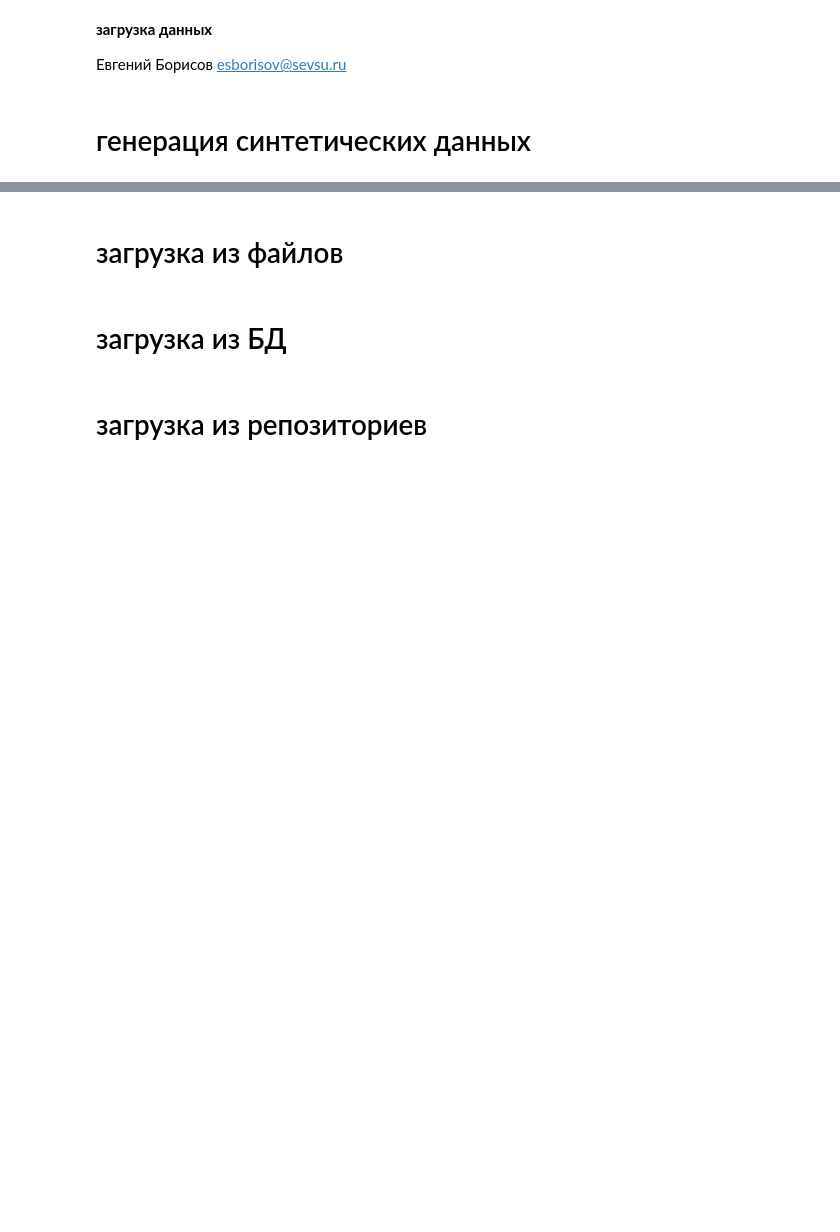
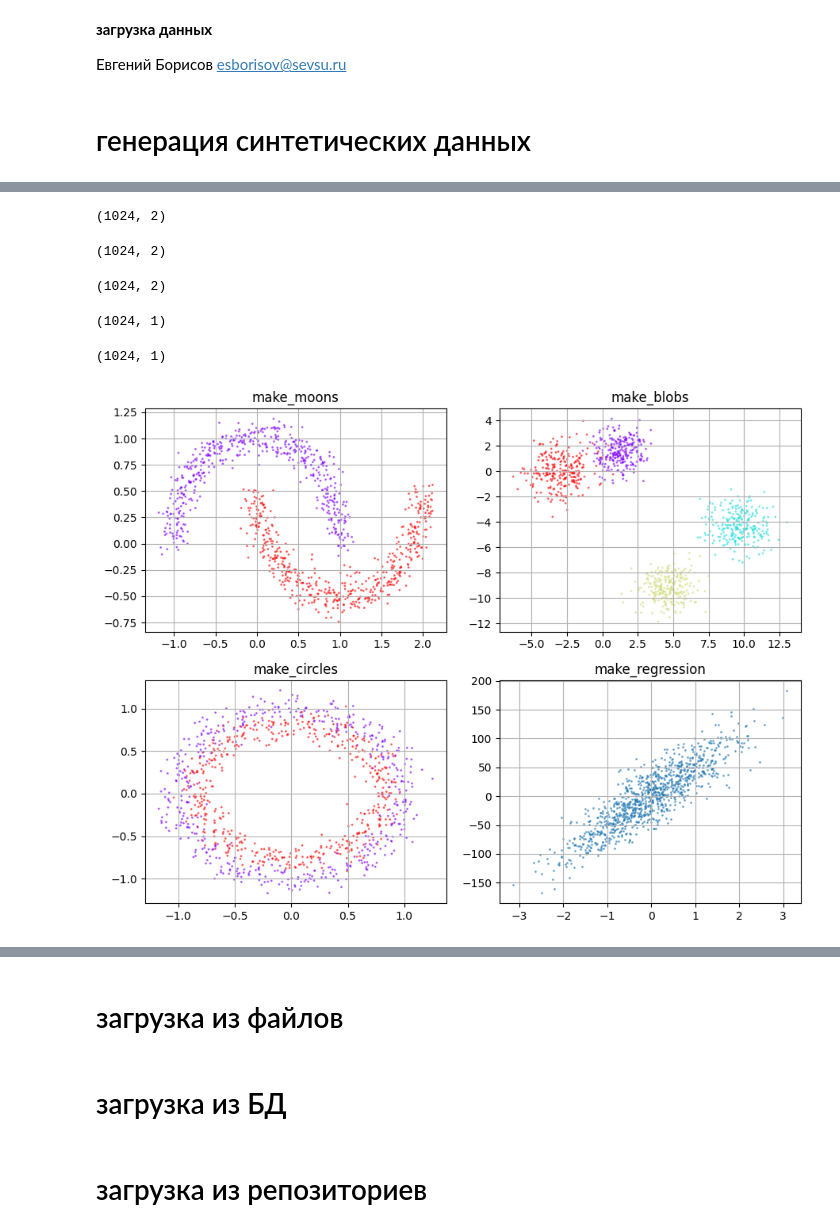
Before and after one commit to mechanoid5/ml_lectorium_2026_I, a Jupyter notebook: examples/04-eda/01-data-load.ipynb, the cells around one changed output, grey strips where cells are left out. Cells and saved outputs as stored; diff of their text form; code cells hidden in the pictures; blank space fills up the shorter version.

```diff
--- a/examples/04-eda/01-data-load.ipynb
+++ b/examples/04-eda/01-data-load.ipynb
@@ -43,0 +18,49 @@ https://habr.com/ru/companies/netologyru/articles/841952/
+# %%
+from sklearn.datasets import make_blobs
+
+x_blobs, target_blobs = make_blobs(n_samples=1024, centers=4, cluster_std=rng.uniform(size=4)+.7 )
+display( x_blobs.shape )
+# %% [output]
+(1024, 2)
+# %%
+from sklearn.datasets import make_moons
+x_moons, target_moons = make_moons(n_samples=1024, noise=.09)
+display( x_moons.shape )
+# %% [output]
+(1024, 2)
+# %%
+from sklearn.datasets import  make_circles
+x_circ, target_circ = make_circles(n_samples=1024, noise=.09)
+display( x_circ.shape )
+# %% [output]
+(1024, 2)
+# %%
+from sklearn.datasets import make_regression
+
+x_reg, y_reg = make_regression( n_samples=1024, n_features=1, noise=25., )
+display( x_reg.shape, x_reg.shape )
+# %% [output]
+(1024, 1)
+(1024, 1)
+# %%
+fig,ax = plt.subplots(2,2,figsize=(9,7))
+
+ax[0,0].scatter(x_moons[:,0],x_moons[:,1],c=target_moons,s=1.2,alpha=0.5,cmap='rainbow')
+ax[0,0].set_title('make_moons')
+ax[0,0].grid()
+
+ax[0,1].scatter(x_blobs[:,0],x_blobs[:,1],c=target_blobs,s=1.2,alpha=0.5,cmap='rainbow')
+ax[0,1].set_title('make_blobs')
+ax[0,1].grid()
+
+ax[1,0].scatter(x_circ[:,0],x_circ[:,1],c=target_circ,s=1.2,alpha=0.5,cmap='rainbow')
+ax[1,0].set_title('make_circles')
+ax[1,0].grid()
+
+ax[1,1].scatter(x_reg, y_reg,s=1.2,alpha=0.5)
+ax[1,1].set_title('make_regression')
+ax[1,1].grid()
+
+plt.tight_layout()
+# %% [output]
+[figure, added]
```
Also changed, not shown: parts of 11 cells of this notebook, 4 other files.
